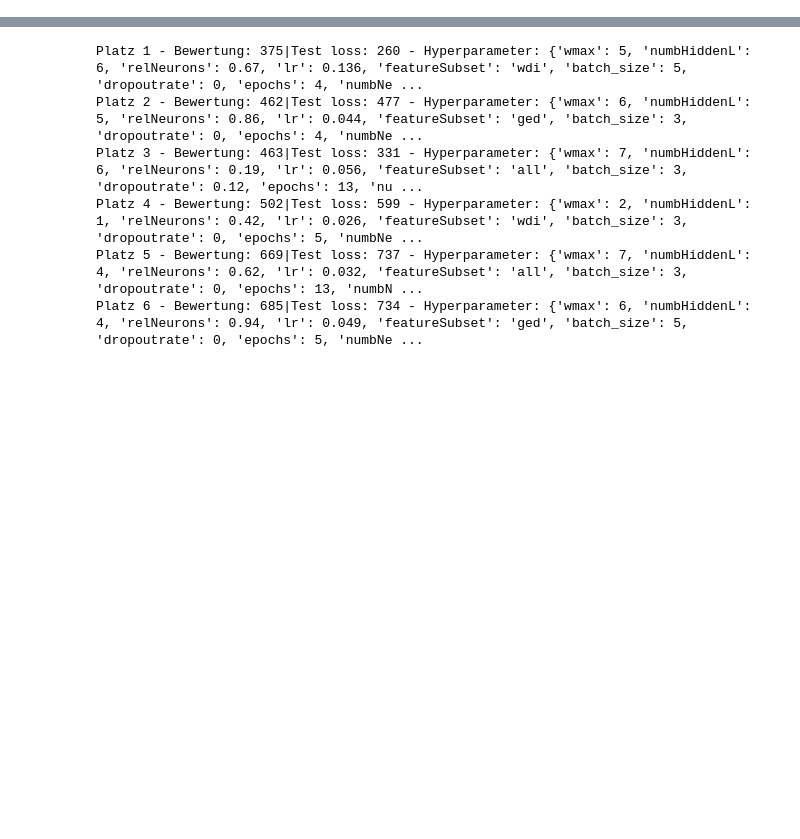
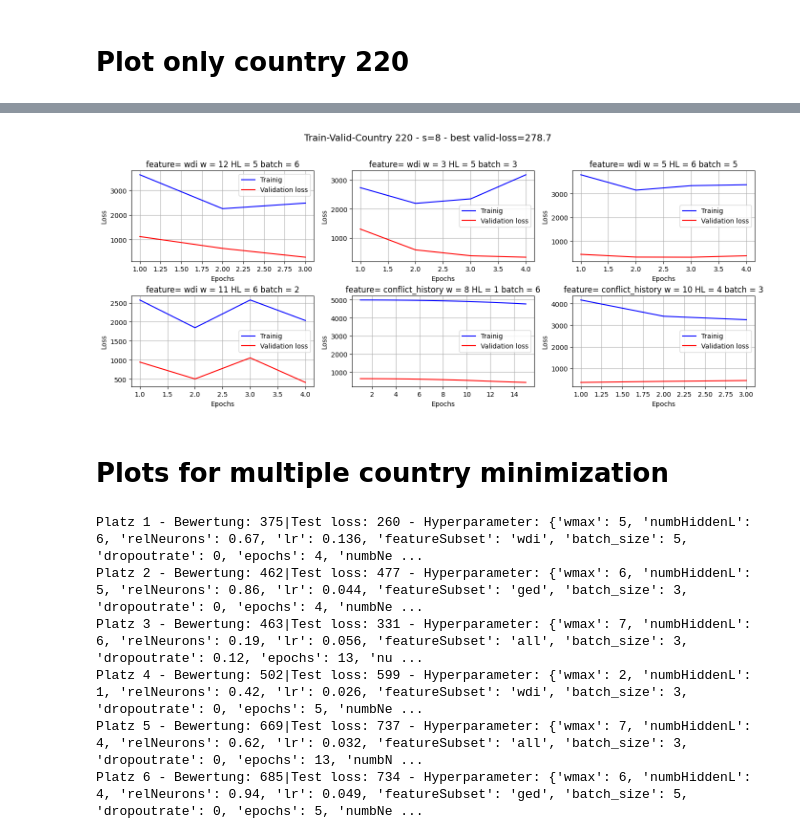
Before and after one commit to toboden/ConflictPredProbabilistic, a Jupyter notebook: neural net/NN_results/NN_hyper_results/NN_hyper_resultViewOneCountry.ipynb, the cells around one changed output, grey strips where cells are left out. Saved outputs shown, nothing was run; the diff lists cells and outputs as text; code cells hidden in the pictures; blank space fills up the shorter version.

```diff
--- a/neural net/NN_results/NN_hyper_results/NN_hyper_resultViewOneCountry.ipynb
+++ b/neural net/NN_results/NN_hyper_results/NN_hyper_resultViewOneCountry.ipynb
@@ -0,0 +1,58 @@
+# %% [markdown]
+# Plot only country 220
+# %%
+import os
+from joblib import load
+import numpy as np
+
+#random220w24_200
+#random220wrandom_500
+#Finalrandomctr220wRand_200s8_30valid_2021  !!
+
+user_dir = os.path.expanduser('~')
+file_path = os.path.join(user_dir, 'iCloudDrive\\Joblib BA\\final hyperparam', 'Finalrandomctr220wRand_200s8_30valid_2021.joblib')
+loaded_vars_rndHyperparam = load(file_path)
+
+sorted_best_runs, country_to_plot, prediction_year, s = loaded_vars_rndHyperparam
+# %%
+import numpy as np
+import matplotlib.pyplot as plt
+
+number_best_runs = 6
+for i in range(number_best_runs):
+    print(f"Platz {i+1} - Bewertung: {round(sorted_best_runs[i]['val_loss'][-1])}|Test loss: {round(sorted_best_runs[i]['crps_prediction'])} - Hyperparameter: {sorted_best_runs[i]['random_params']}")
+
+# Erstelle eine Figur mit 1 Zeile und 3 Spalten für die beiden Plots nebeneinander und kleiner
+fig, axes = plt.subplots(nrows=2, ncols=3, figsize=(14, 6))
+
+title_string = 'Train-Valid-Country ' + str(country_to_plot) + ' - s=' + str(s) + ' - best valid-loss=' + str(round(sorted_best_runs[0]['val_loss'][-1],1))
+
+i = 0 #zeile
+j = 0 #spalte
+
+for k in range(6):
+
+    best_run = sorted_best_runs[k]
+
+    loss = best_run['loss']
+    val_loss = best_run['val_loss']
+    epochs = best_run['epochs']
+
+    axes[i][j].plot(epochs, loss, color='blue', label='Trainig')
+    axes[i][j].plot(epochs, val_loss, color='red', label='Validation loss')
+    axes[i][j].set_title('feature= ' + str(best_run['random_params']['featureSubset']) + ' w = ' + str(best_run['random_params']['w']) + ' HL = ' + str(best_run['random_params']['numbHiddenL']) + ' batch = ' + str(best_run['random_params']['batch_size']) )
+    axes[i][j].set_xlabel('Epochs')
+    axes[i][j].set_ylabel('Loss')
+    axes[i][j].legend()
+    axes[i][j].grid(True)
+    if j == 2:
+        i += 1
+        j = 0
+    else:
+        j += 1
+
+plt.tight_layout()  # Optimiere den Abstand zwischen den Subplots
+plt.subplots_adjust(top=0.85)  # Mache Platz für den Haupttitel außerhalb des Plotbereichs
+fig.suptitle(title_string, y=0.98, fontsize=14)
+plt.show()
+# %% [output]
@@ -1,3 +65,6 @@
+[figure, added]
+# %% [markdown]
+# Plots for multiple country minimization
 # %%
 import os
 from joblib import load
```
Also changed, not shown: parts of 4 cells of this notebook, 4 other files.
